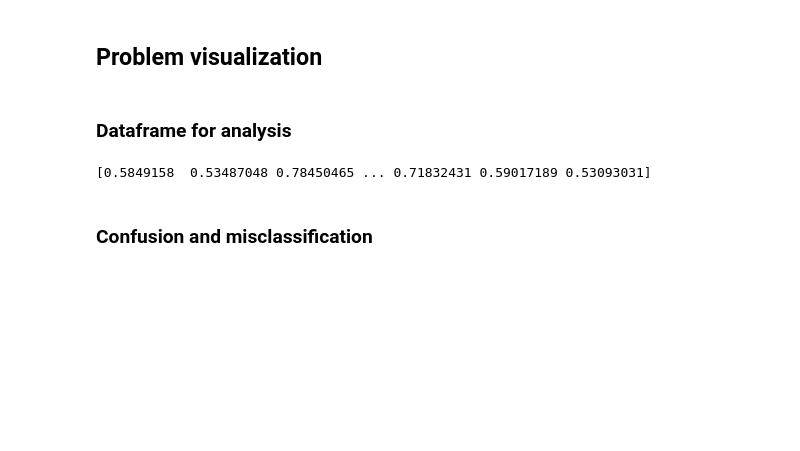
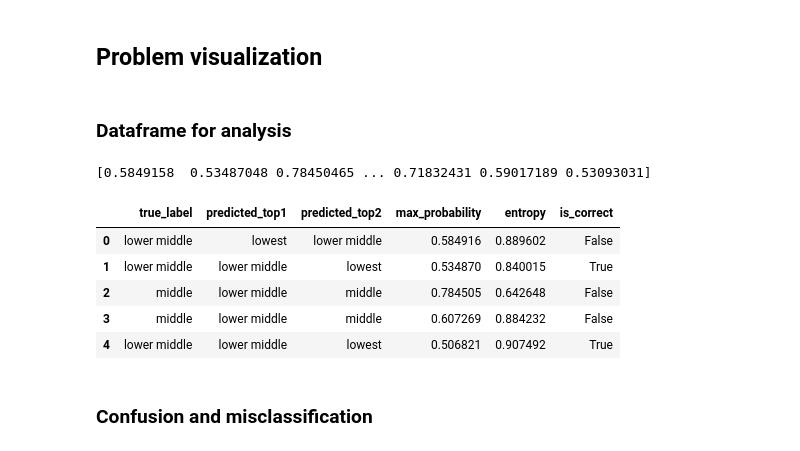
Before and after one commit to metropolisjenensis/Probabilistic-Machine-Learning_lecture-PROJECTS, a Jupyter notebook: projects/13-3NTXXXX_microcensus_income/notebooks/categorical_nb.ipynb, the cells around one changed output. Cells and saved outputs as stored; diff of their text form; code cells hidden in the pictures; blank space fills up the shorter version.

```diff
--- a/projects/13-3NTXXXX_microcensus_income/notebooks/categorical_nb.ipynb
+++ b/projects/13-3NTXXXX_microcensus_income/notebooks/categorical_nb.ipynb
@@ -316,6 +346,15 @@ confusion_pairs = pd.DataFrame({
 })
 # %%
 confusion_pairs["is_correct"] = confusion_pairs["true_label"] == confusion_pairs["predicted_top1"]
+# %%
+confusion_pairs.head()
+# %% [output]
+|  | true_label | predicted_top1 | predicted_top2 | max_probability | entropy | is_correct |
+| 0 | lower middle | lowest | lower middle | 0.584916 | 0.889602 | False |
+| 1 | lower middle | lower middle | lowest | 0.534870 | 0.840015 | True |
+| 2 | middle | lower middle | middle | 0.784505 | 0.642648 | False |
+| 3 | middle | lower middle | middle | 0.607269 | 0.884232 | False |
+| 4 | lower middle | lower middle | lowest | 0.506821 | 0.907492 | True |
 # %% [markdown]
 ### Confusion and misclassification
 # %%
```
Also changed, not shown: parts of 5 cells of this notebook, 6 other files.
